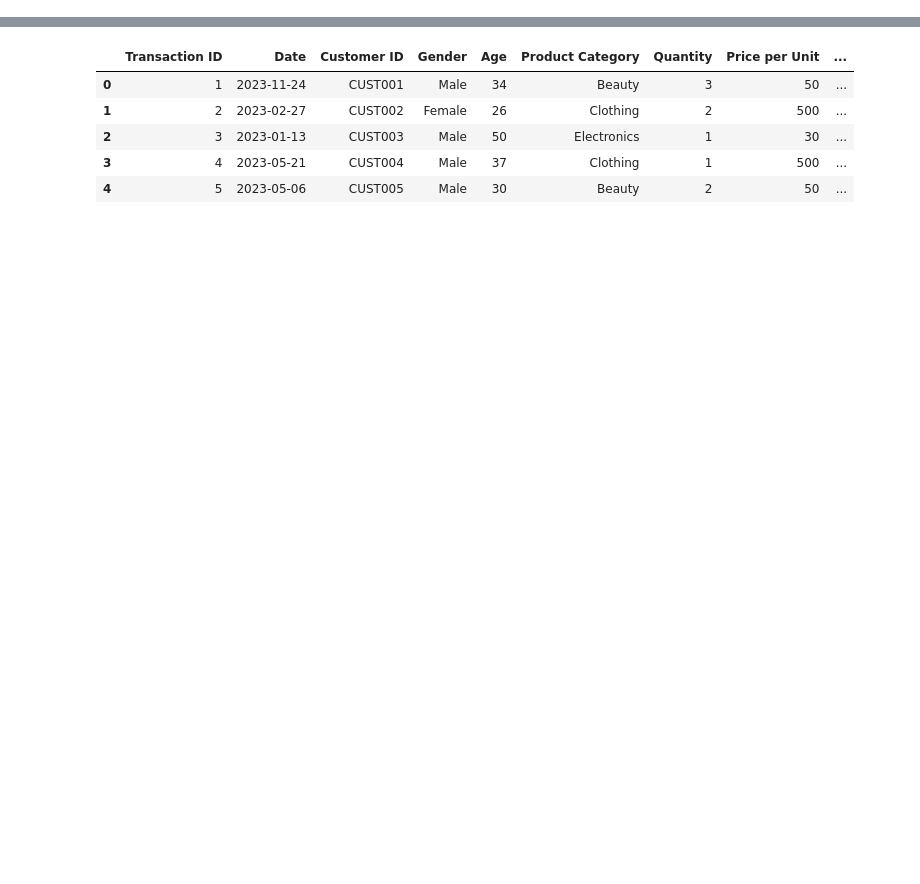
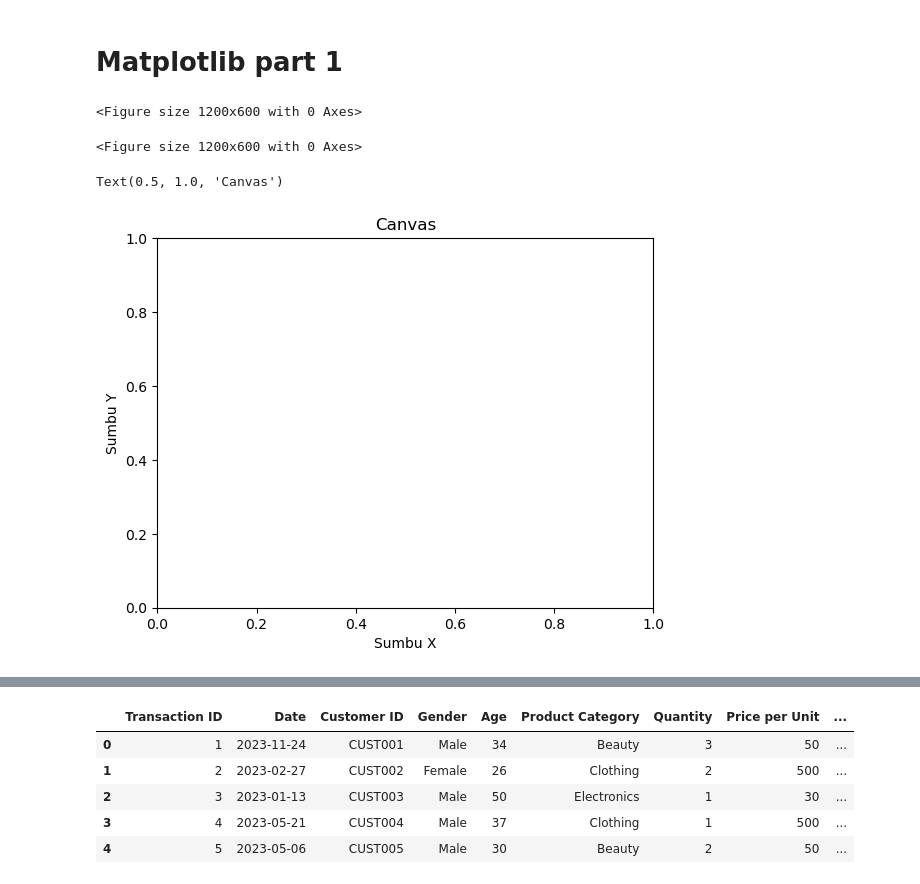
Before and after one commit to gedetanok/kelasbagus3-deep-understanding-of-machine-learning, a Jupyter notebook: Week 2/matplotlib.ipynb, the cells around one changed output, grey strips where cells are left out. Drawn from its saved outputs; the diff is of its cells as text; code cells hidden in the pictures; blank space fills up the shorter version.

Commit message:
Visualisasi

```diff
--- a/Week 2/matplotlib.ipynb
+++ b/Week 2/matplotlib.ipynb
@@ -1 +1,3 @@
+# %% [markdown]
+# Matplotlib part 1
 # %%
@@ -3,0 +7,14 @@ import matplotlib.pyplot as plt
+# %%
+# inisialisai canvas
+plt.figure(figsize=(12, 6))
+# %% [output]
+<Figure size 1200x600 with 0 Axes>
+<Figure size 1200x600 with 0 Axes>
+# %%
+# info tambahan pada canvas
+plt.xlabel('Sumbu X')
+plt.ylabel('Sumbu Y')
+plt.title('Canvas')
+# %% [output]
+Text(0.5, 1.0, 'Canvas')
+[figure, added]
```
Also changed, not shown: parts of 81 cells of this notebook, 2 other files.
